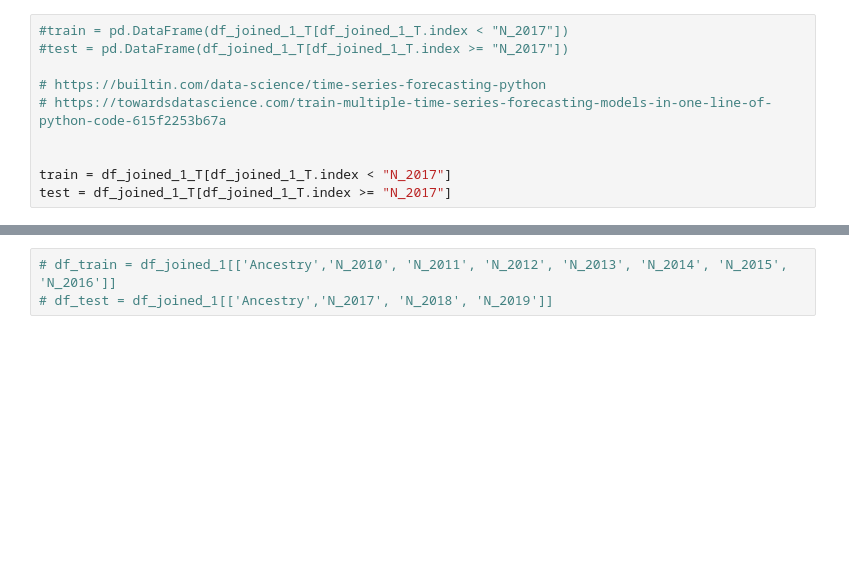
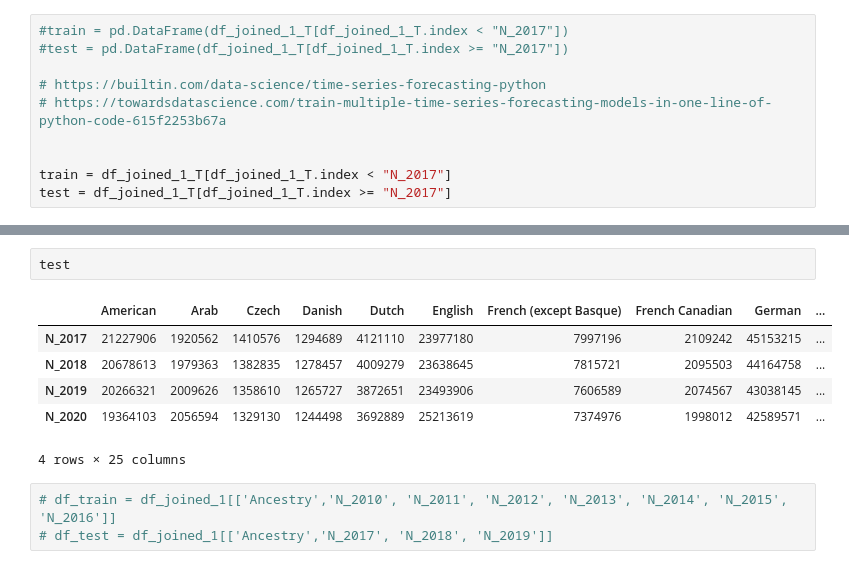
Before and after one commit to ljstaib/cs506-finalProject, a Jupyter notebook: Deliverable-5/Prediction.ipynb, the cells around one changed output, grey strips where cells are left out. Cells and saved outputs as stored; diff of their text form; blank space fills up the shorter version.

```diff
--- a/Deliverable-5/Prediction.ipynb
+++ b/Deliverable-5/Prediction.ipynb
@@ -495,4 +496,13 @@ train
 7 rows × 25 columns
+# %%
+test
+# %% [output]
+|  | American | Arab | Czech | Danish | Dutch | English | French (except Basque) | French Canadian | German | ... |
+| N_2017 | 21227906 | 1920562 | 1410576 | 1294689 | 4121110 | 23977180 | 7997196 | 2109242 | 45153215 | ... |
+| N_2018 | 20678613 | 1979363 | 1382835 | 1278457 | 4009279 | 23638645 | 7815721 | 2095503 | 44164758 | ... |
+| N_2019 | 20266321 | 2009626 | 1358610 | 1265727 | 3872651 | 23493906 | 7606589 | 2074567 | 43038145 | ... |
+| N_2020 | 19364103 | 2056594 | 1329130 | 1244498 | 3692889 | 25213619 | 7374976 | 1998012 | 42589571 | ... |
+4 rows × 25 columns
 # %%
 # df_train = df_joined_1[['Ancestry','N_2010', 'N_2011', 'N_2012', 'N_2013', 'N_2014', 'N_2015', 'N_2016']]
 # df_test = df_joined_1[['Ancestry','N_2017', 'N_2018', 'N_2019']]
```
Also changed, not shown: parts of 12 cells of this notebook.
